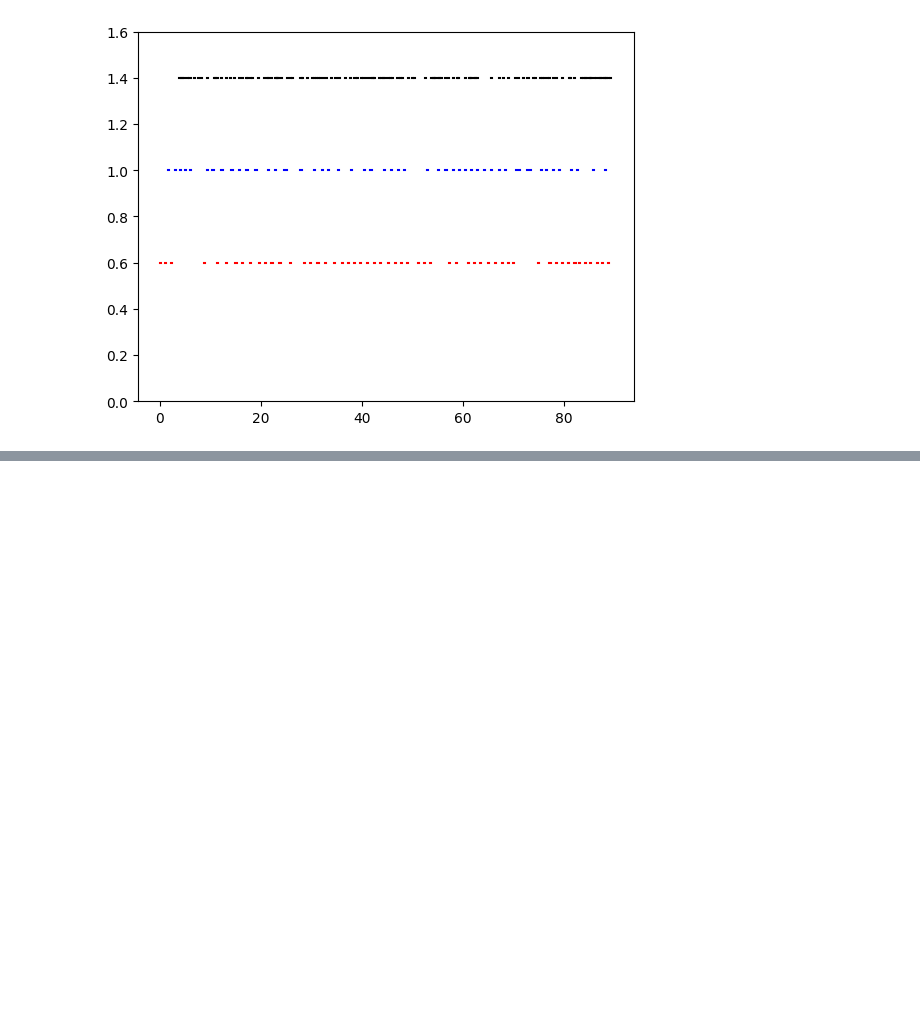
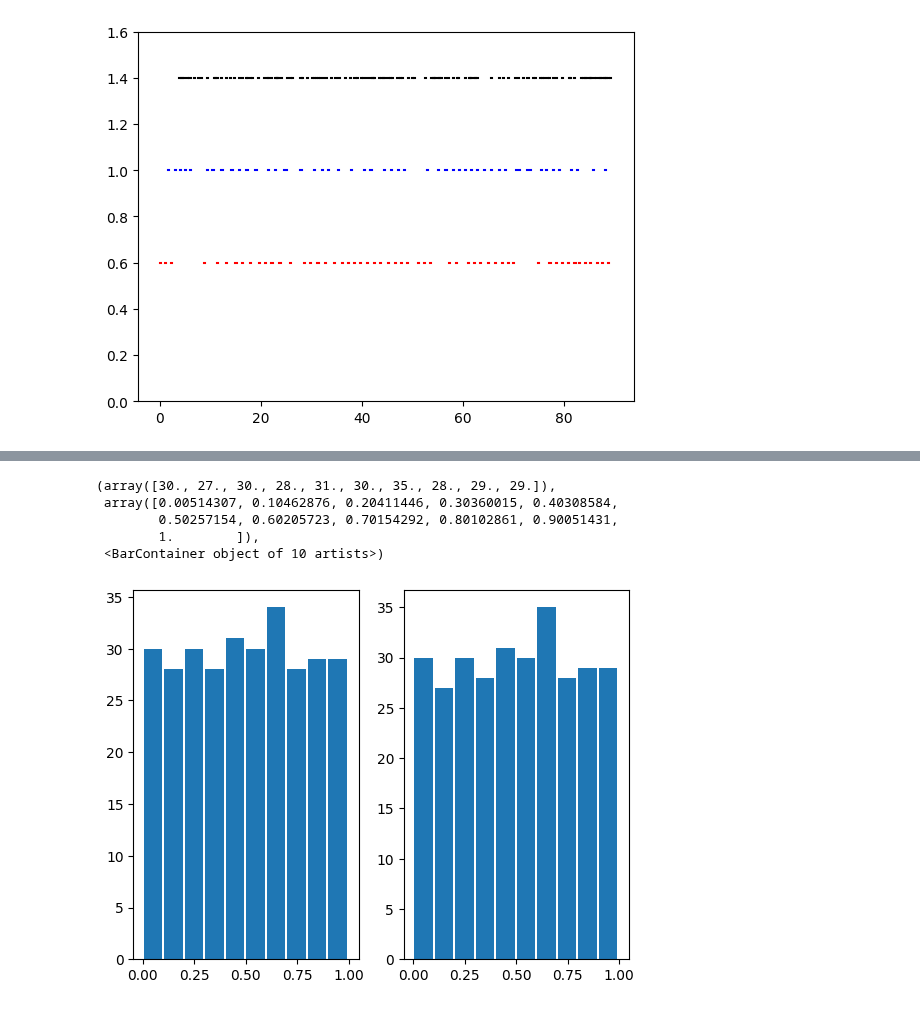
Before and after one commit to BonnenLab/visualize-skelly-laser-environment, a Jupyter notebook: fixations-vs-feet.ipynb, the cells around one changed output, grey strips where cells are left out. Cells and saved outputs as stored; diff of their text form; code cells hidden in the pictures; blank space fills up the shorter version.

```diff
--- a/fixations-vs-feet.ipynb
+++ b/fixations-vs-feet.ipynb
@@ -43,8 +43,8 @@ fixations_df = fixations_df.dropna()
 fixations_df['TimeDiffPrev'] = fixations_df['Time'].diff()
 fixations_df['TimeDiffFol'] = fixations_df['Time'].diff(periods=-1)
 
-FixStart = fixations_df.loc[fixations_df['TimeDiffPrev'] > 0.009]
-FixEnd = fixations_df.loc[fixations_df['TimeDiffFol'] < -0.009]
+FixEnd = fixations_df.loc[fixations_df['TimeDiffPrev'] > 0.009]
+FixStart = fixations_df.loc[fixations_df['TimeDiffFol'] < -0.009]
 # %%
 steps = np.array(data['steps_HS_TO_StanceLeg_XYZ']) #frame step start, frame step end, left/right, XYZ
 step_start = steps[:,0].astype(int)
@@ -118,3 +117,15 @@ stop_distances, stop_indices = neigh.kneighbors(Stop)
 
 startNearest = np.array(start_indices)
 stopNearest = np.array(stop_indices)
+# %%
+start_times_f = footfalls[start_indices]
+stop_times_f = footfalls[stop_indices]
+start_times_f = start_times_f[:,0]
+stop_times_f = stop_times_f[:,0]
+
+df = pd.DataFrame(start_times_f, columns = ['startFoot'])
+df['stopFoot'] = stop_times_f
+df['startNearest'] = startNearest
+df['stopNearest'] = stopNearest
+#df['Start'] = FixStart.loc[1:, ['Time']]
+#df['Stop'] = FixEnd['Time']
@@ -120,0 +148,14 @@ stopNearest = np.array(stop_indices)
+# %%
+footfalls_ar = np.array(footfalls)
+fmax = footfalls_ar.max()
+fmin = footfalls_ar.min()
+
+
+NormStart = np.array(df['startFoot'].copy())
+minmaxnorm = []
+
+for x in NormStart:
+    y = ((x - fmin) / (fmax - fmin))
+    minmaxnorm.append(y)
+
+df['NormStart'] = minmaxnorm
@@ -120,0 +187,12 @@ stopNearest = np.array(stop_indices)
+# %%
+plt.subplot(1,2,1)
+plt.hist(df['NormStart'], width = 0.09)
+plt.subplot(1,2,2)
+plt.hist(df['NormStop'], width = 0.09)
+# %% [output]
+(array([30., 27., 30., 28., 31., 30., 35., 28., 29., 29.]),
+ array([0.00514307, 0.10462876, 0.20411446, 0.30360015, 0.40308584,
+        0.50257154, 0.60205723, 0.70154292, 0.80102861, 0.90051431,
+        1.        ]),
+ <BarContainer object of 10 artists>)
+[figure, added]
```
Also changed, not shown: parts of 11 cells of this notebook.
